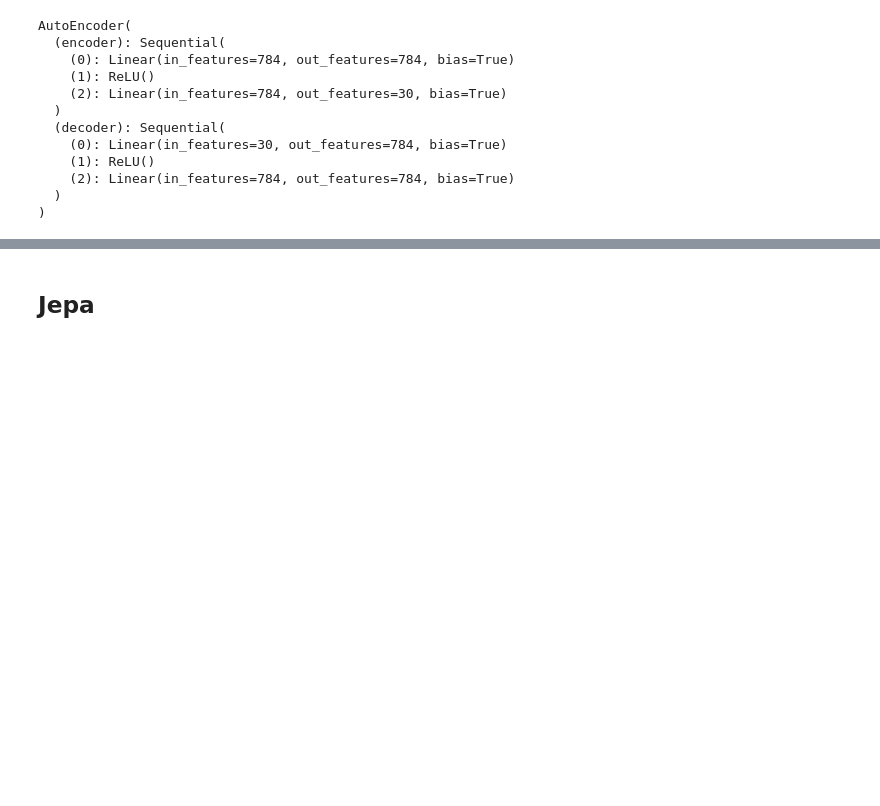
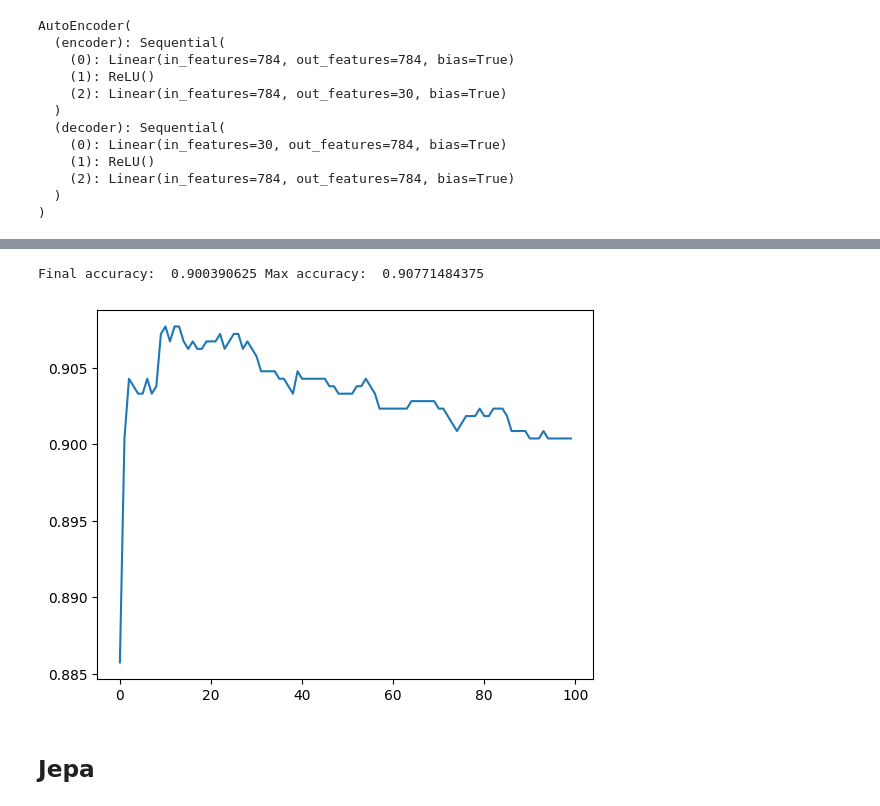
Before and after one commit to MattiaSC01/JEPA, a Jupyter notebook: notebooks/load_pretrained.ipynb, the cells around one changed output, grey strips where cells are left out. Drawn from its saved outputs; the diff is of its cells as text; code cells hidden in the pictures; blank space fills up the shorter version.

```diff
--- a/notebooks/load_pretrained.ipynb
+++ b/notebooks/load_pretrained.ipynb
@@ -85,3 +111,17 @@ AutoEncoder(
+# %%
+input_dim = next(iter(train_loader))['x'].shape[1]
+classifier = nn.Linear(input_dim, num_classes).to(device)
+optimizer = torch.optim.AdamW(classifier.parameters(), lr=1e-3, weight_decay=1e-3)
+
+accs = train_classifier(classifier, train_loader, test_loader,
+                                   optimizer, epochs=100, device=device)
+
+plt.plot(accs)
+print("Final accuracy: ", accs[-1], "Max accuracy: ", max(accs))
+plt.show()
+# %% [output]
+Final accuracy:  0.900390625 Max accuracy:  0.90771484375
+[figure, added]
 # %% [markdown]
 ## Jepa
 # %%
```
Also changed, not shown: parts of 4 cells of this notebook, 2 other files.
